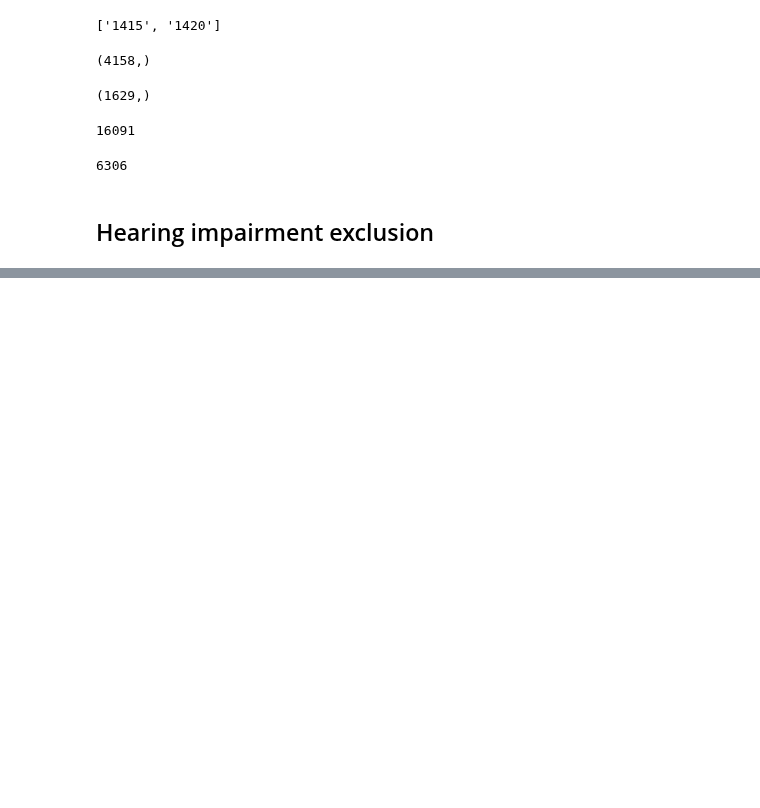
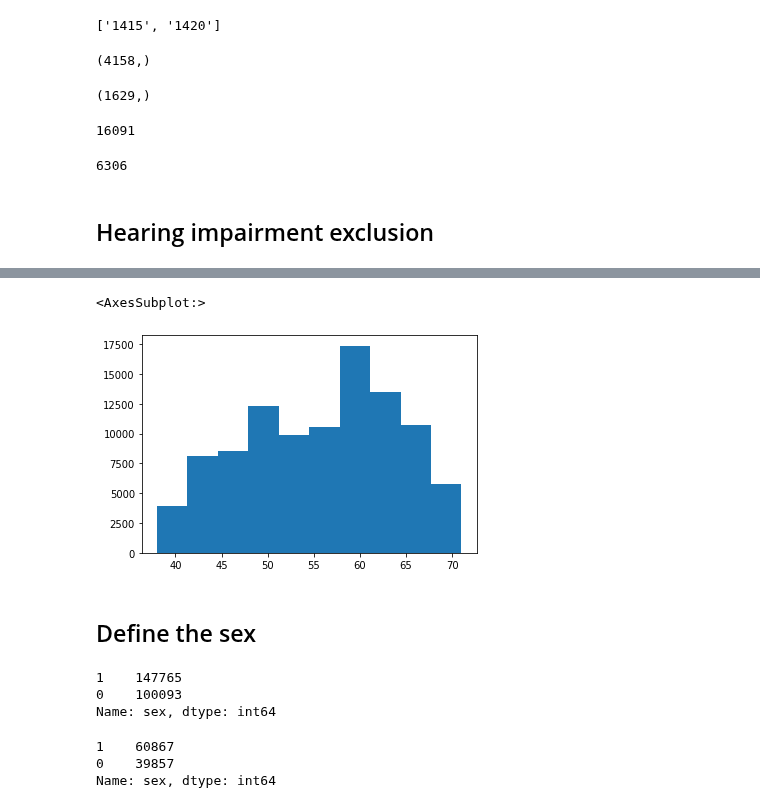
Before and after one commit to statgenetics/UKBB_GWAS_dev, a Jupyter notebook: analysis/phenotypes/062322_Otosclerosis_Menieres.ipynb, the cells around one changed output, grey strips where cells are left out. Cells and saved outputs as stored; diff of their text form; code cells hidden in the pictures; blank space fills up the shorter version.

```diff
--- a/analysis/phenotypes/062322_Otosclerosis_Menieres.ipynb
+++ b/analysis/phenotypes/062322_Otosclerosis_Menieres.ipynb
@@ -1609,0 +1713,4 @@ len(excl_id_list_200k)
+# %%
+deaf = df_oto_200k_ctr[hearing_imp_f3393+hearing_imp_f2247+hearing_imp_f2257].apply(find_deaf, axis=1)
+df_oto_200k_ctr = df_oto_200k_ctr[~deaf]
+df_oto_200k_ctr.shape
@@ -1618,0 +1756,7 @@ SyntaxError: invalid syntax (1337566473.py, line 5)
+# %%
+# 200k
+f3393_ctrl = df_oto_200k_ctr[hearing_imp_f3393].apply(find_ctrl_or_NA, axis=1).to_list()
+f2247_ctrl = df_oto_200k_ctr[hearing_imp_f2247].apply(find_ctrl, axis=1).to_list()
+f2257_ctrl = df_oto_200k_ctr[hearing_imp_f2257].apply(find_ctrl, axis=1).to_list()
+pure_ctrl = [True if i == True and f2247_ctrl[en] == True and f2257_ctrl[en] == True else False for en, i in enumerate(f3393_ctrl)]
+sum(pure_ctrl)
@@ -1618,0 +1765,3 @@ SyntaxError: invalid syntax (1337566473.py, line 5)
+# %%
+df_oto_200k_ctr = df_oto_200k_ctr[pure_ctrl]
+df_oto_200k_ctr[~df_oto_200k_ctr["IID"].isin(excl_id_list_200k)].shape
@@ -1618,0 +1794,27 @@ SyntaxError: invalid syntax (1337566473.py, line 5)
+# %%
+df_oto_200k_ctr["oto_age"] = df_oto_200k_ctr[age_rec]
+df_oto_200k_ctr["oto_age"].astype("int").hist(grid=False)
+# %% [output]
+<AxesSubplot:>
+[figure, added]
+# %% [markdown]
+## Define the sex
+# %%
+# male is denoted a 0, female as 1
+def find_sex(row):
+    if row["f.31.0.0"] == "Male":
+        return 0
+    return 1
+df_oto_500k_ctr["sex"] = df_oto_500k_ctr[["f.31.0.0"]].apply(find_sex, axis=1)
+df_oto_500k_ctr["sex"].value_counts(dropna=False)
+# %% [output]
+1    147765
+0    100093
+Name: sex, dtype: int64
+# %%
+df_oto_200k_ctr["sex"] = df_oto_200k_ctr[["f.31.0.0"]].apply(find_sex, axis=1)
+df_oto_200k_ctr["sex"].value_counts(dropna=False)
+# %% [output]
+1    60867
+0    39857
+Name: sex, dtype: int64
```
Also changed, not shown: parts of 33 cells of this notebook.
